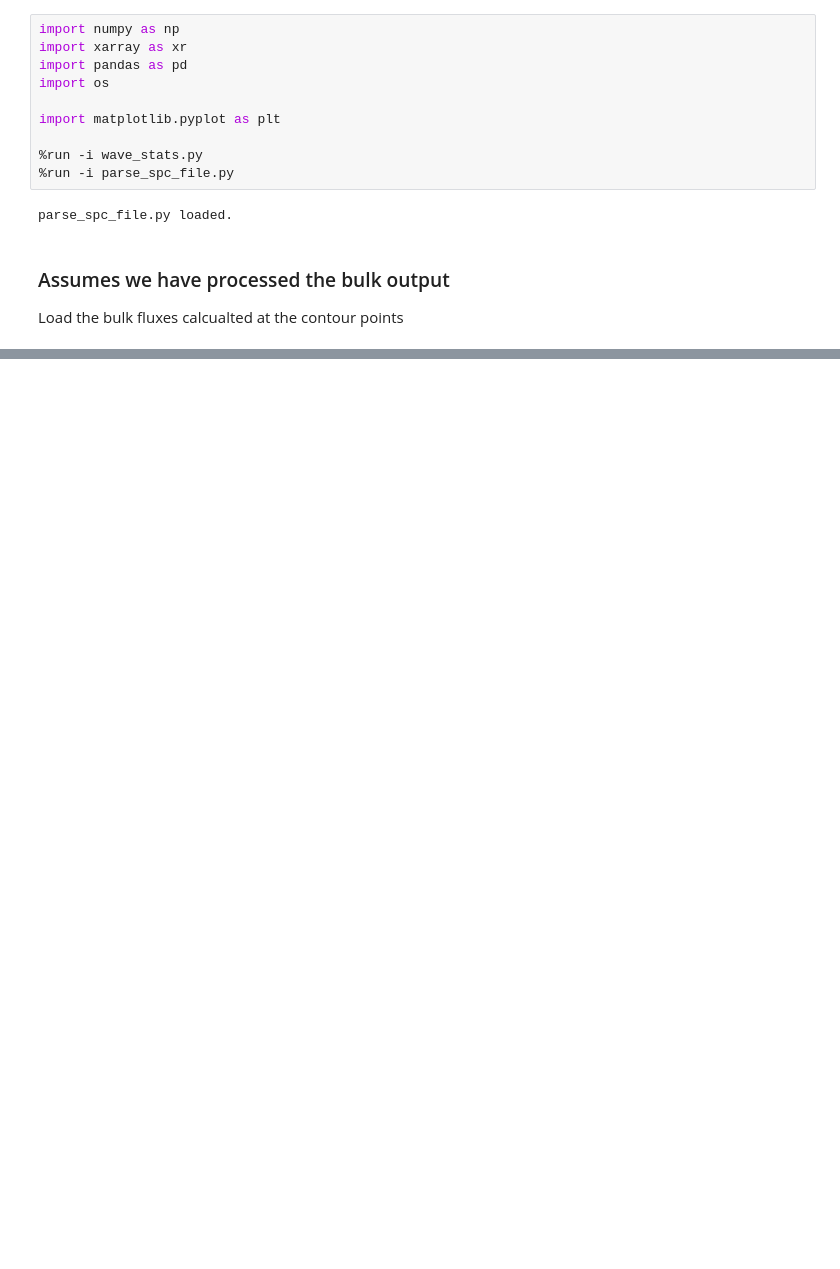
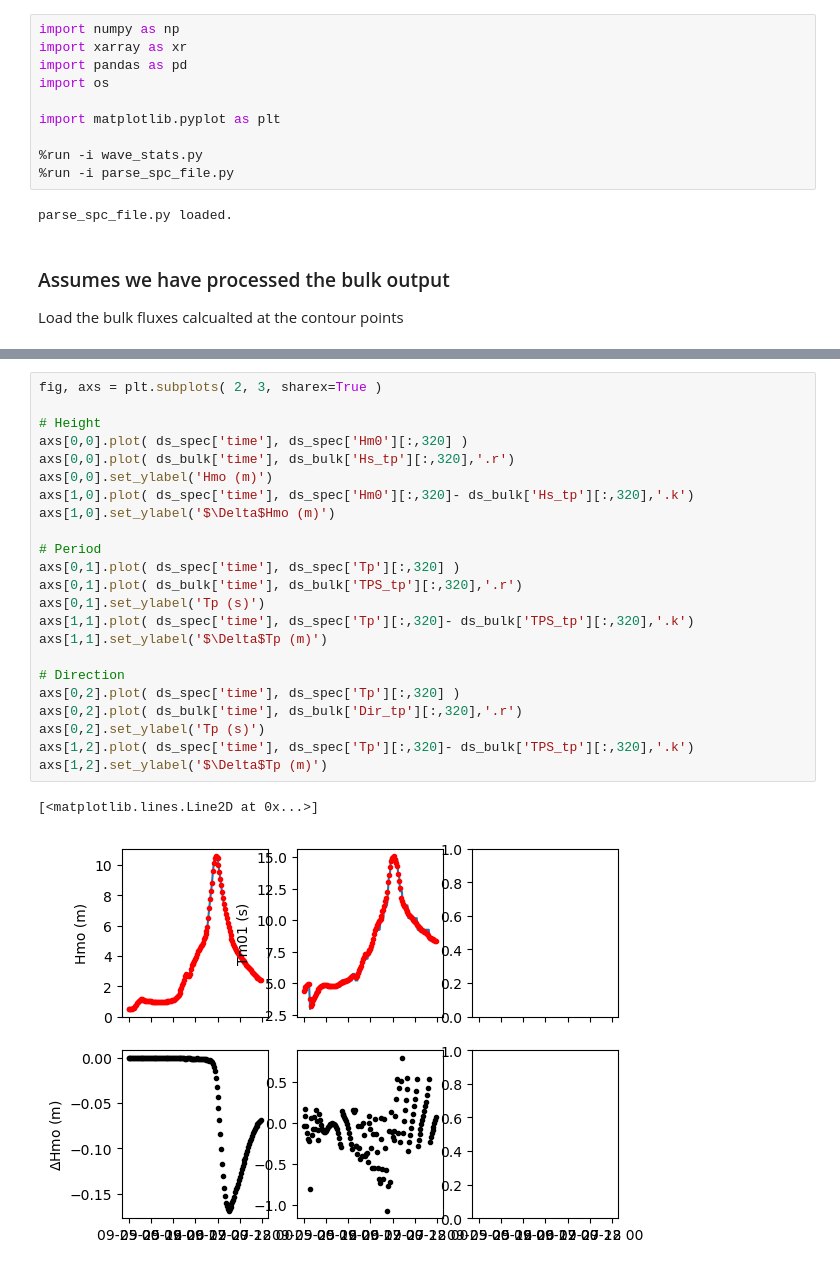
Before and after one commit to csherwood-usgs/NOPP_comparison, a Jupyter notebook: process_adcirc.ipynb, the cells around one changed output, grey strips where cells are left out. Drawn from its saved outputs; the diff is of its cells as text; blank space fills up the shorter version.

Commit message:
still need dir from spec2d

```diff
--- a/process_adcirc.ipynb
+++ b/process_adcirc.ipynb
@@ -118,0 +197,26 @@ Attributes:
+# %%
+fig, axs = plt.subplots( 2, 3, sharex=True )
+
+# Height
+axs[0,0].plot( ds_spec['time'], ds_spec['Hm0'][:,320] )
+axs[0,0].plot( ds_bulk['time'], ds_bulk['Hs_tp'][:,320],'.r')
+axs[0,0].set_ylabel('Hmo (m)')
+axs[1,0].plot( ds_spec['time'], ds_spec['Hm0'][:,320]- ds_bulk['Hs_tp'][:,320],'.k')
+axs[1,0].set_ylabel('$\Delta$Hmo (m)')
+
+# Period
+axs[0,1].plot( ds_spec['time'], ds_spec['Tp'][:,320] )
+axs[0,1].plot( ds_bulk['time'], ds_bulk['TPS_tp'][:,320],'.r')
+axs[0,1].set_ylabel('Tp (s)')
+axs[1,1].plot( ds_spec['time'], ds_spec['Tp'][:,320]- ds_bulk['TPS_tp'][:,320],'.k')
+axs[1,1].set_ylabel('$\Delta$Tp (m)')
+
+# Direction
+axs[0,2].plot( ds_spec['time'], ds_spec['Tp'][:,320] )
+axs[0,2].plot( ds_bulk['time'], ds_bulk['Dir_tp'][:,320],'.r')
+axs[0,2].set_ylabel('Tp (s)')
+axs[1,2].plot( ds_spec['time'], ds_spec['Tp'][:,320]- ds_bulk['TPS_tp'][:,320],'.k')
+axs[1,2].set_ylabel('$\Delta$Tp (m)')
+# %% [output]
+[<matplotlib.lines.Line2D at 0x...>]
+[figure, added]
```
Also changed, not shown: parts of 8 cells of this notebook, 3 other files.
